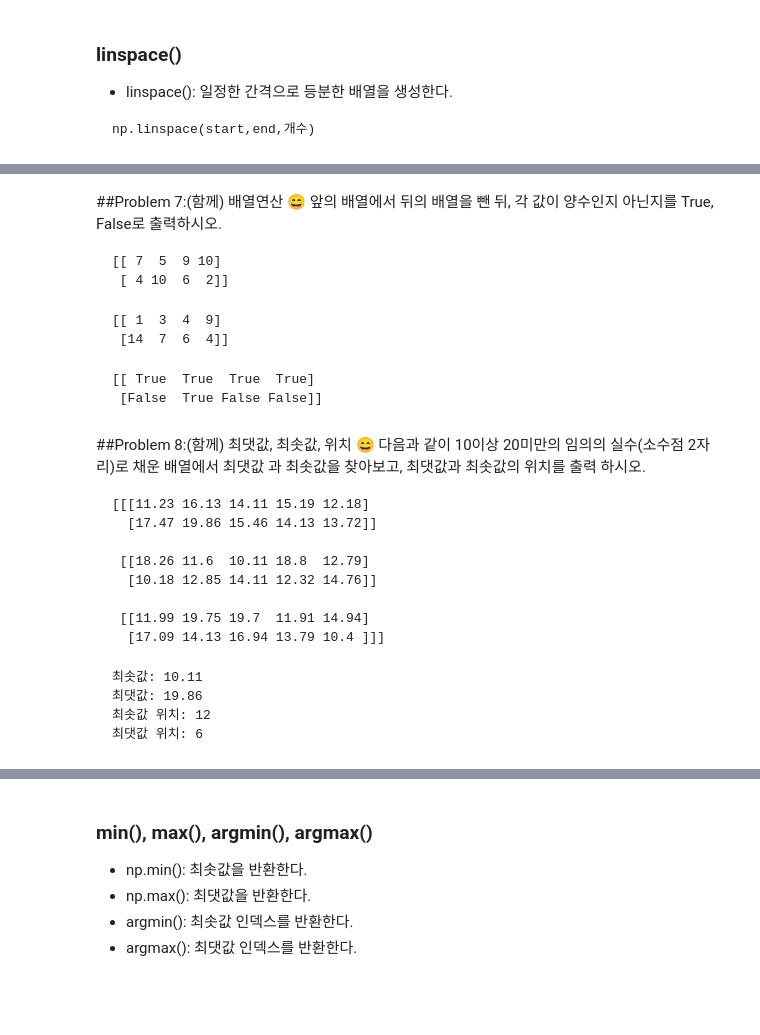
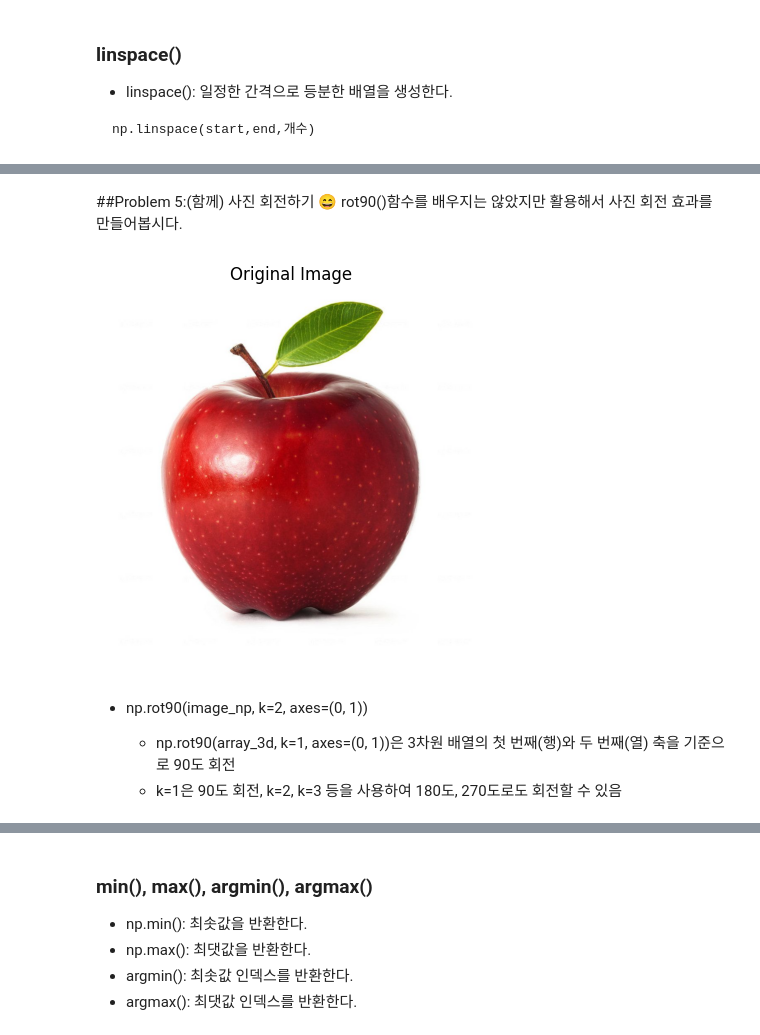
Before and after one commit to HaesunByun/Basic-Computing, a Jupyter notebook: _sources/B_prac10.ipynb, the cells around one changed output, grey strips where cells are left out. Drawn from its saved outputs; the diff is of its cells as text; code cells hidden in the pictures; blank space fills up the shorter version.

````diff
--- a/_sources/B_prac10.ipynb
+++ b/_sources/B_prac10.ipynb
@@ -123,34 +87,24 @@ np.transpose(배열명)
-# %% [markdown]
-##Problem 7:(함께) 배열연산
-😄 앞의 배열에서 뒤의 배열을 뺀 뒤, 각 값이 양수인지 아닌지를 True, False로 출력하시오.
-```
-[[ 7  5  9 10]
- [ 4 10  6  2]]
-```
-```
-[[ 1  3  4  9]
- [14  7  6  4]]
-```
-```
-[[ True  True  True  True]
- [False  True False False]]
-```
-# %% [markdown]
-##Problem 8:(함께) 최댓값, 최솟값, 위치
-😄 다음과 같이 10이상 20미만의 임의의 실수(소수점 2자리)로 채운 배열에서 최댓값 과 최솟값을 찾아보고, 최댓값과 최솟값의 위치를 출력 하시오.
-```
-[[[11.23 16.13 14.11 15.19 12.18]
-  [17.47 19.86 15.46 14.13 13.72]]
-
- [[18.26 11.6  10.11 18.8  12.79]
-  [10.18 12.85 14.11 12.32 14.76]]
-
- [[11.99 19.75 19.7  11.91 14.94]
-  [17.09 14.13 16.94 13.79 10.4 ]]]
-```
-```
-최솟값: 10.11
-최댓값: 19.86
-최솟값 위치: 12
-최댓값 위치: 6
-```
+# %% [markdown]
+##Problem 5:(함께) 사진 회전하기
+😄 rot90()함수를 배우지는 않았지만 활용해서 사진 회전 효과를 만들어봅시다.
+# %%
+import numpy as np
+from PIL import Image
+import matplotlib.pyplot as plt
+
+# 이미지 로드
+image = Image.open('apple.jpg')
+image_np = np.array(image)
+plt.imshow(image_np)
+plt.title('Original Image')
+plt.axis('off')  # 축 제거
+
+plt.show()
+# %% [output]
+[figure, added]
+# %% [markdown]
+
+- np.rot90(image_np, k=2, axes=(0, 1))
+
+  - np.rot90(array_3d, k=1, axes=(0, 1))은 3차원 배열의 첫 번째(행)와 두 번째(열) 축을 기준으로 90도 회전
+  - k=1은 90도 회전, k=2, k=3 등을 사용하여 180도, 270도로도 회전할 수 있음
````
Also changed, not shown: parts of 13 cells of this notebook.
